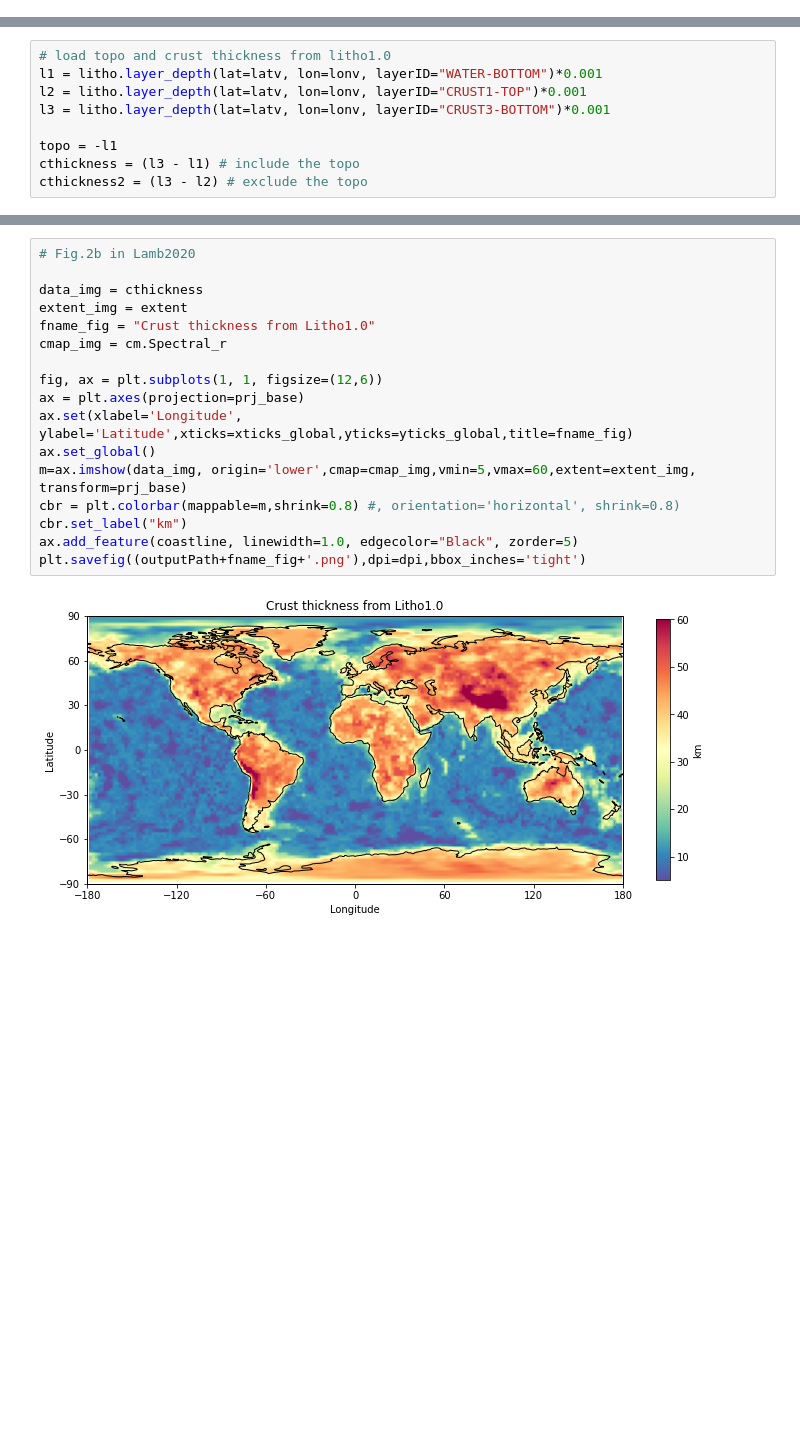
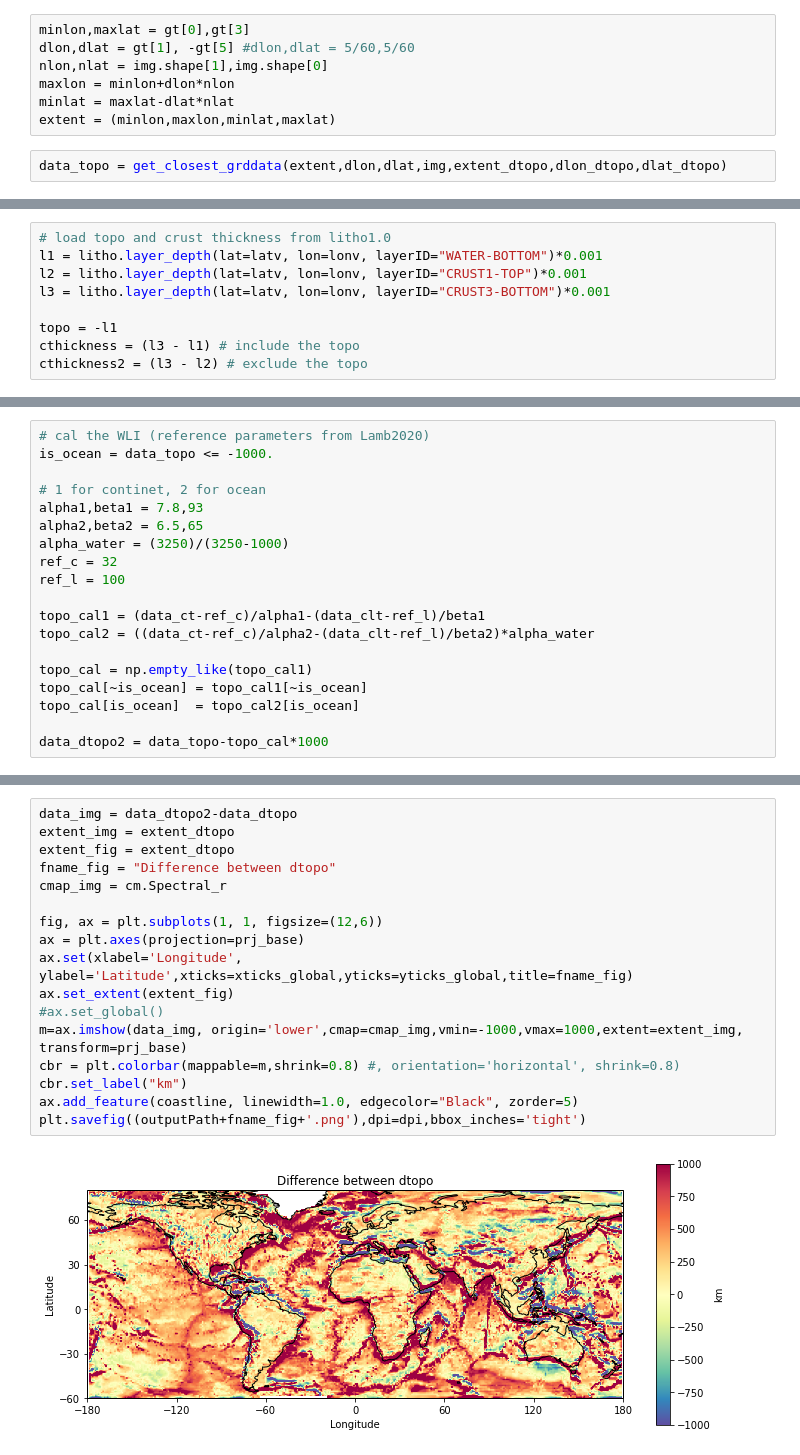
Before and after one commit to NengLu/Isostasy, a Jupyter notebook: Notebooks/1_01_01_Lamb2020_WLI.ipynb, the cells around one changed output, grey strips where cells are left out. Cells and saved outputs as stored; diff of their text form; blank space fills up the shorter version.

```diff
--- a/Notebooks/1_01_01_Lamb2020_WLI.ipynb
+++ b/Notebooks/1_01_01_Lamb2020_WLI.ipynb
@@ -64,0 +311,9 @@ $\beta  = \rho_a/(\rho_m-\rho_a)$
+# %%
+minlon,maxlat = gt[0],gt[3]
+dlon,dlat = gt[1], -gt[5] #dlon,dlat = 5/60,5/60
+nlon,nlat = img.shape[1],img.shape[0]
+maxlon = minlon+dlon*nlon
+minlat = maxlat-dlat*nlat
+extent = (minlon,maxlon,minlat,maxlat)
+# %%
+data_topo = get_closest_grddata(extent,dlon,dlat,img,extent_dtopo,dlon_dtopo,dlat_dtopo)
@@ -134,0 +394,19 @@ plt.savefig((outputPath+fname_fig+'.png'),dpi=dpi,bbox_inches='tight')
+# %%
+# cal the WLI (reference parameters from Lamb2020)
+is_ocean = data_topo <= -1000.
+
+# 1 for continet, 2 for ocean
+alpha1,beta1 = 7.8,93
+alpha2,beta2 = 6.5,65
+alpha_water = (3250)/(3250-1000)
+ref_c = 32
+ref_l = 100
+
+topo_cal1 = (data_ct-ref_c)/alpha1-(data_clt-ref_l)/beta1
+topo_cal2 = ((data_ct-ref_c)/alpha2-(data_clt-ref_l)/beta2)*alpha_water
+
+topo_cal = np.empty_like(topo_cal1)
+topo_cal[~is_ocean] = topo_cal1[~is_ocean]
+topo_cal[is_ocean]  = topo_cal2[is_ocean]
+
+data_dtopo2 = data_topo-topo_cal*1000
@@ -135,19 +433,19 @@ plt.savefig((outputPath+fname_fig+'.png'),dpi=dpi,bbox_inches='tight')
 # %%
-# Fig.2b in Lamb2020
-
-data_img = cthickness
-extent_img = extent
-fname_fig = "Crust thickness from Litho1.0"
+data_img = data_dtopo2-data_dtopo
+extent_img = extent_dtopo
+extent_fig = extent_dtopo
+fname_fig = "Difference between dtopo"
 cmap_img = cm.Spectral_r
 
 fig, ax = plt.subplots(1, 1, figsize=(12,6))
 ax = plt.axes(projection=prj_base)
 ax.set(xlabel='Longitude', ylabel='Latitude',xticks=xticks_global,yticks=yticks_global,title=fname_fig)
-ax.set_global()
-m=ax.imshow(data_img, origin='lower',cmap=cmap_img,vmin=5,vmax=60,extent=extent_img, transform=prj_base)
+ax.set_extent(extent_fig)
+#ax.set_global()
+m=ax.imshow(data_img, origin='lower',cmap=cmap_img,vmin=-1000,vmax=1000,extent=extent_img, transform=prj_base)
 cbr = plt.colorbar(mappable=m,shrink=0.8) #, orientation='horizontal', shrink=0.8)
 cbr.set_label("km")
 ax.add_feature(coastline, linewidth=1.0, edgecolor="Black", zorder=5)
 plt.savefig((outputPath+fname_fig+'.png'),dpi=dpi,bbox_inches='tight')
 # %% [output]
-[figure, old version]
+[figure, new version]
```
Also changed, not shown: parts of 32 cells of this notebook, 32 other files.
